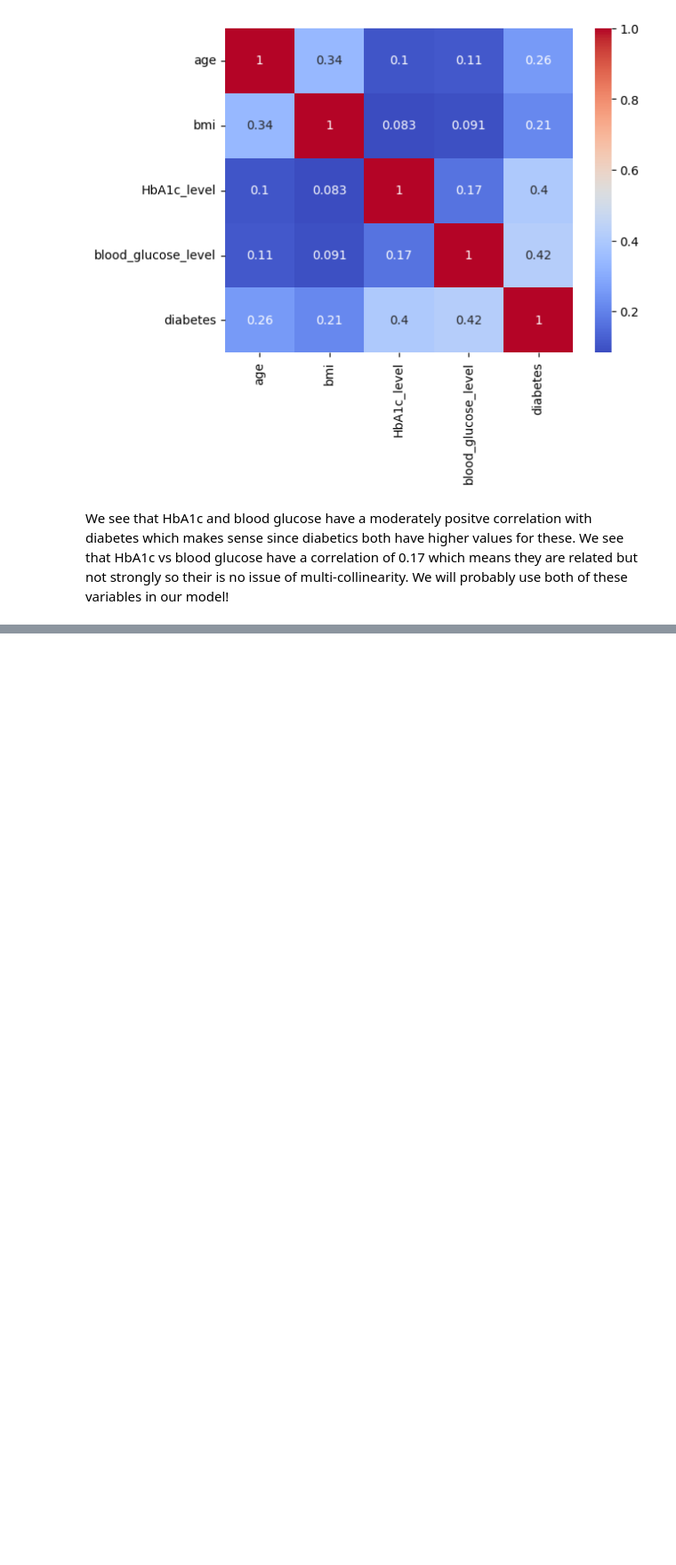
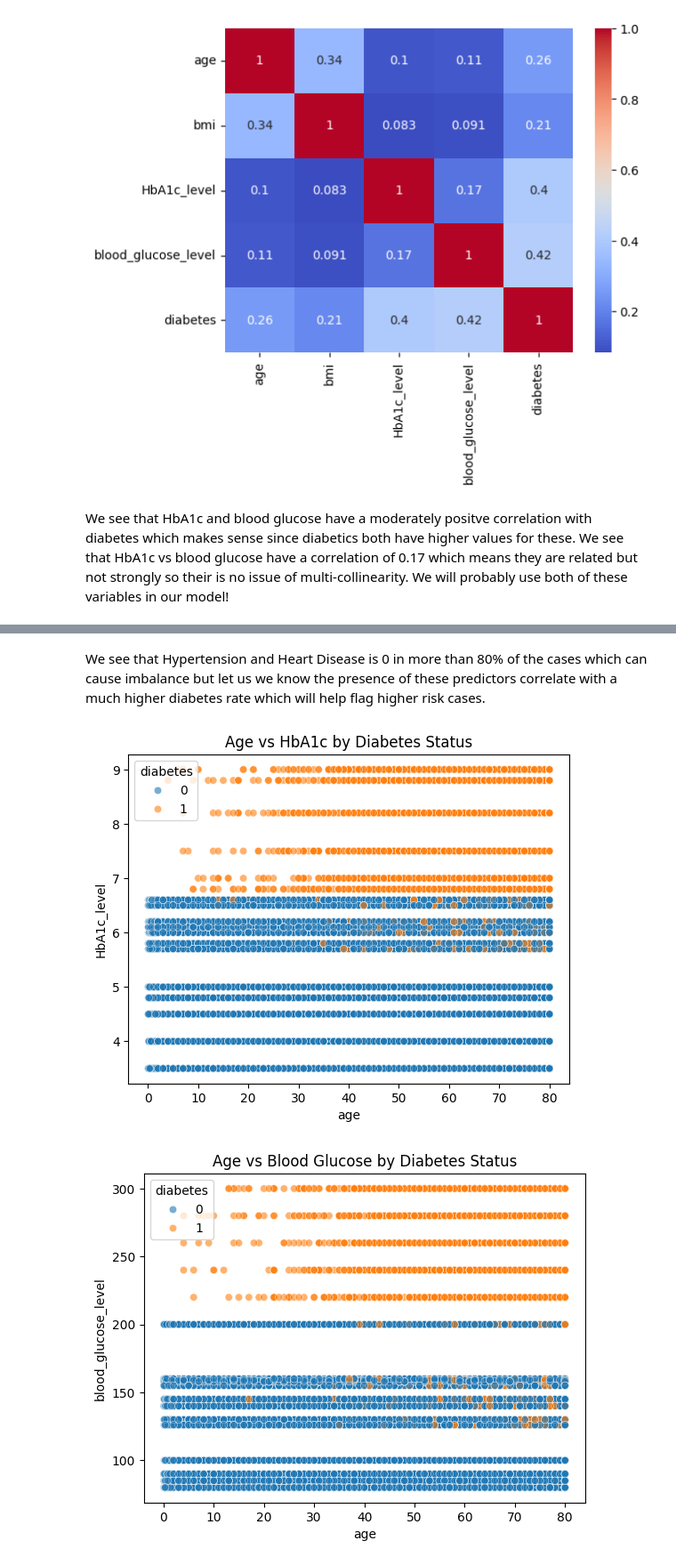
Before and after one commit to TanayKashyap/Diabetes-Prediction, a Jupyter notebook: Diabetes.ipynb, the cells around one changed output, grey strips where cells are left out. Shown at 89% size. Cells and saved outputs as stored; diff of their text form; code cells hidden in the pictures; blank space fills up the shorter version.

Commit message:
Finished EDA and created some interaction terms. Need to figure out how to take care of class imbalance

```diff
--- a/Diabetes.ipynb
+++ b/Diabetes.ipynb
@@ -241,0 +248,21 @@ We will probably use both of these variables in our model!
+# %% [markdown]
+We see that Hypertension and Heart Disease is 0 in more than 80% of the cases which can cause imbalance but let us we know the presence of these predictors correlate with a much higher diabetes rate which will help flag higher risk cases.
+# %%
+# Example: Age vs HbA1c colored by diabetes
+sns.scatterplot(x='age', y='HbA1c_level', hue='diabetes', data=diabetes, alpha=0.6)
+plt.title("Age vs HbA1c by Diabetes Status")
+plt.show()
+
+# Age vs Blood Glucose
+sns.scatterplot(x='age', y='blood_glucose_level', hue='diabetes', data=diabetes, alpha=0.6)
+plt.title("Age vs Blood Glucose by Diabetes Status")
+plt.show()
+
+# Hypertension × Heart Disease (categorical interaction)
+sns.catplot(x='hypertension', hue='heart_disease', col='diabetes', kind='count', data=diabetes)
+plt.suptitle("Hypertension and Heart Disease Interaction by Diabetes")
+plt.tight_layout()
+plt.show()
+# %% [output]
+[figure, added]
+[figure, added]
```
Also changed, not shown: parts of 17 cells of this notebook.
